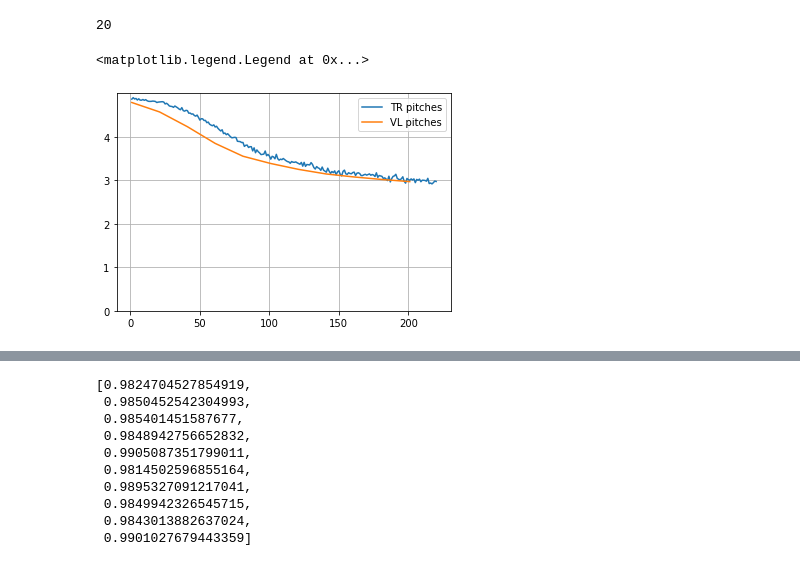
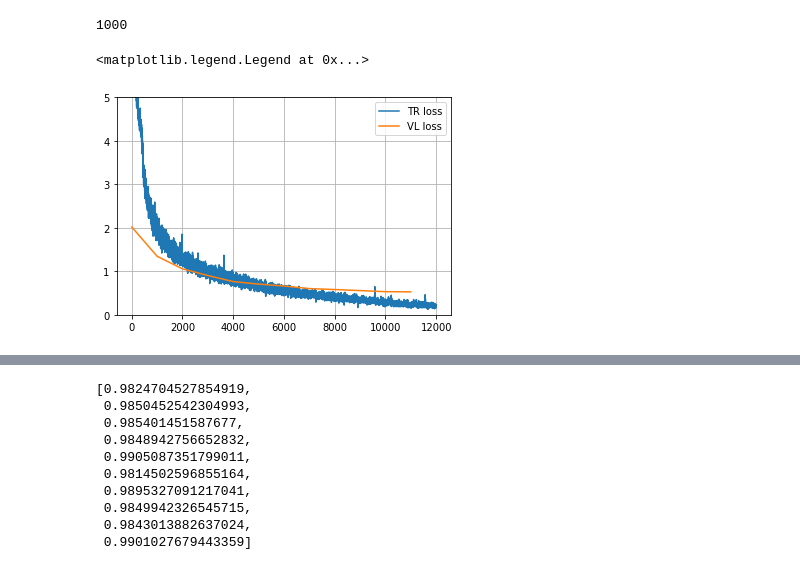
Before and after one commit to EmanueleCosenza/polyphemus, a Jupyter notebook: plot.ipynb, the cells around one changed output, grey strips where cells are left out. Drawn from its saved outputs; the diff is of its cells as text; code cells hidden in the pictures.

Commit message:
Tidied up plot script

```diff
--- a/plot.ipynb
+++ b/plot.ipynb
@@ -3,33 +3,33 @@ import torch
 from matplotlib import pyplot as plt
 
 #checkpoint = torch.load('models/just_pitches_no_drums_warmup2')
-checkpoint = torch.load('models/NULL/checkpoint', map_location='cpu')
+checkpoint = torch.load('models/valset/best_model', map_location='cpu')
 # %%
 tr_losses = checkpoint['tr_losses']
 
-#plt.plot(range(1, len(tr_losses['tot'])+1), tr_losses['tot'], label='TR loss')
+plt.plot(range(1, len(tr_losses['tot'])+1), tr_losses['tot'], label='TR loss')
 #plt.plot(range(1, len(tr_losses['acts'])+1), tr_losses['acts'], label='TR acts')
-plt.plot(range(1, len(tr_losses['pitches'])+1), tr_losses['pitches'], label='TR pitches')
+#plt.plot(range(1, len(tr_losses['pitches'])+1), tr_losses['pitches'], label='TR pitches')
 #plt.plot(range(1, len(tr_losses['dur'])+1), tr_losses['dur'], label='TR dur')
 #plt.plot(range(1, len(tr_losses['kld'])+1), tr_losses['kld'], label='TR kld')
 
 val_losses = checkpoint['val_losses']
 eval_every = checkpoint['eval_every']
 print(eval_every)
 #print(len(val_losses['tot']))
 
-#plt.plot(range(1, len(tr_losses['tot'])+1, eval_every), val_losses['tot'], label='VL loss')
+plt.plot(range(1, len(tr_losses['tot'])+1, eval_every), val_losses['tot'], label='VL loss')
 #plt.plot(range(1, len(tr_losses['acts'])+1, eval_every), val_losses['acts'], label='VL acts')
-plt.plot(range(1, len(tr_losses['pitches'])+1, eval_every), val_losses['pitches'], label='VL pitches')
+#plt.plot(range(1, len(tr_losses['pitches'])+1, eval_every), val_losses['pitches'], label='VL pitches')
 #plt.plot(range(1, len(tr_losses['dur'])+1, eval_every), val_losses['dur'], label='VL dur')
 #plt.plot(range(1, len(tr_losses['kld'])+1, eval_every), val_losses['kld'], label='VL kld')
 
 plt.grid()
-plt.ylim(0)
+plt.ylim(0, 5)
 plt.xlim()
 plt.legend()
 # %% [output]
-20
+1000
 <matplotlib.legend.Legend at 0x...>
-[figure, old version]
+[figure, new version]
 # %%
```
Also changed, not shown: parts of 4 cells of this notebook, 1 other file.
